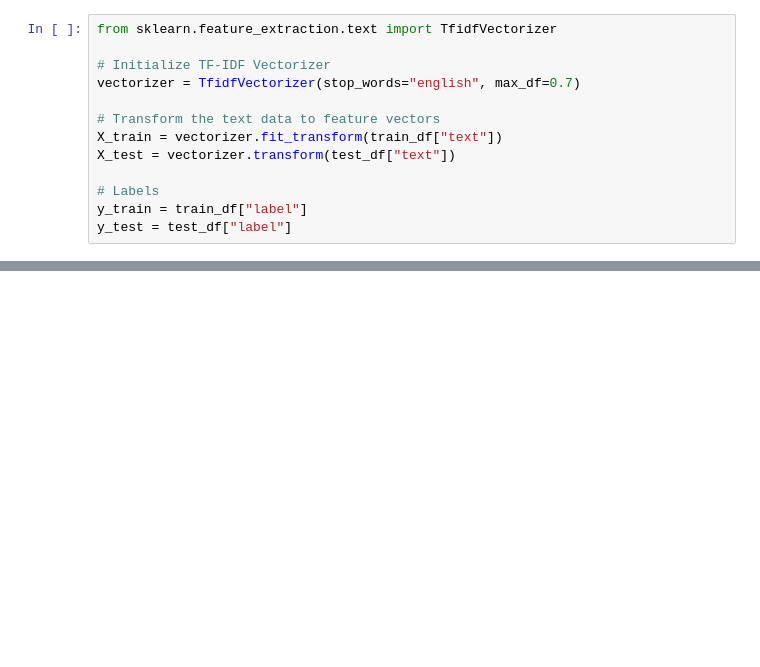
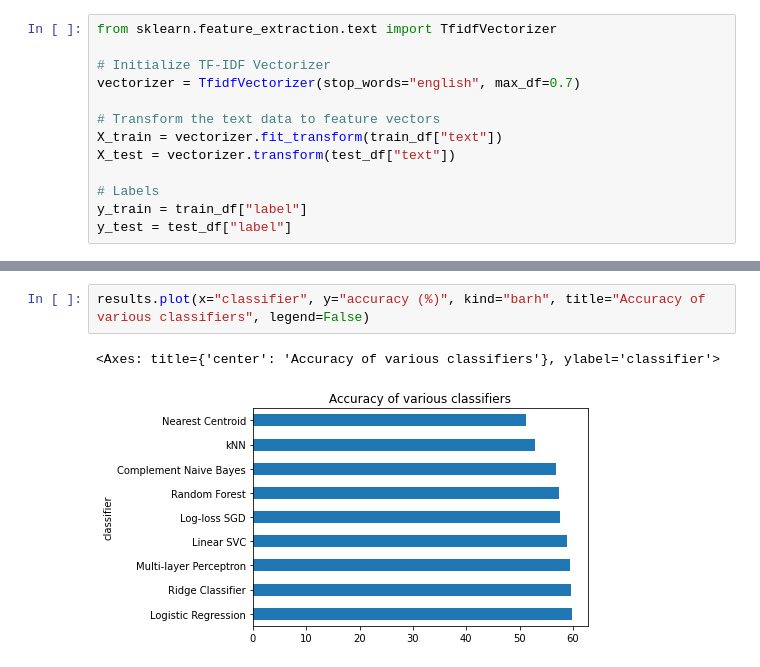
Before and after one commit to adamasstokhorst/gp8000-project, a Jupyter notebook: main.ipynb, the cells around one changed output, grey strips where cells are left out. Cells and saved outputs as stored; diff of their text form; blank space fills up the shorter version.

```diff
--- a/main.ipynb
+++ b/main.ipynb
@@ -103,0 +105,5 @@ results.sort_values(by=["accuracy (%)"], ascending=False, ignore_index=True)
+# %%
+results.plot(x="classifier", y="accuracy (%)", kind="barh", title="Accuracy of various classifiers", legend=False)
+# %% [output]
+<Axes: title={'center': 'Accuracy of various classifiers'}, ylabel='classifier'>
+[figure, added]
```
Also changed, not shown: parts of 4 cells of this notebook.
